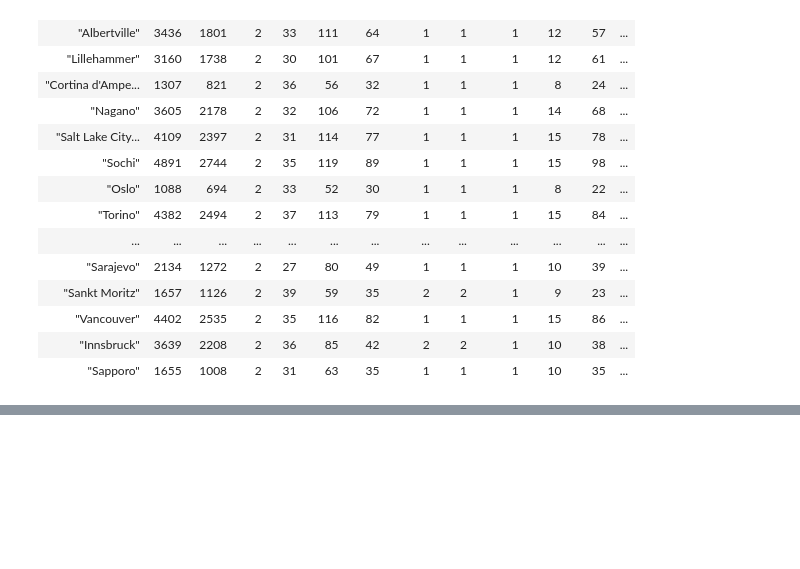
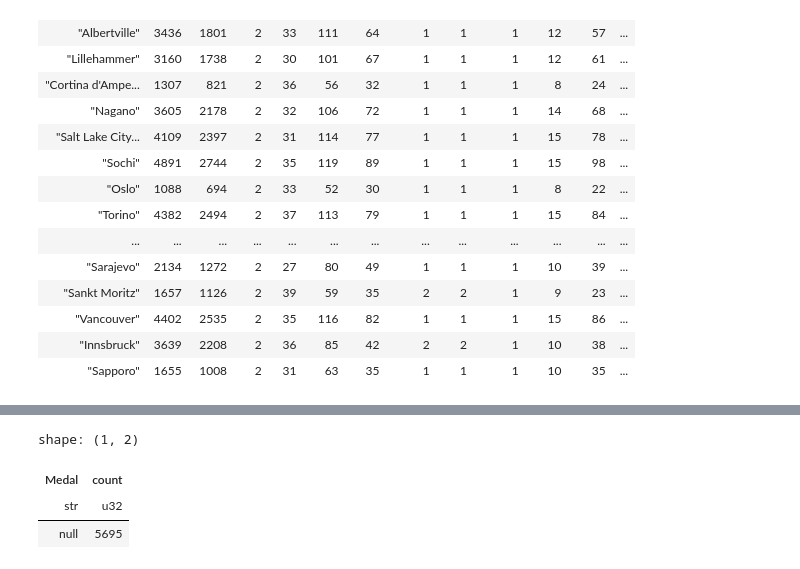
Before and after one commit to binda7/OG_pandas_pySpark_compare, a Jupyter notebook: Winter_Athletes_Olimpics_Analytics_Polars_Seaborn.ipynb, the cells around one changed output, grey strips where cells are left out. Saved outputs shown, nothing was run; the diff lists cells and outputs as text; code cells hidden in the pictures; blank space fills up the shorter version.

```diff
--- a/Winter_Athletes_Olimpics_Analytics_Polars_Seaborn.ipynb
+++ b/Winter_Athletes_Olimpics_Analytics_Polars_Seaborn.ipynb
@@ -122,2 +143,9 @@ shape: (19, 13)
+# %%
+medal.sum()
+# %% [output]
+shape: (1, 2)
+| Medal | count |
+| str | u32 |
+| null | 5695 |
 # %%
 # Work in progres
```
Also changed, not shown: parts of 2 cells of this notebook.
